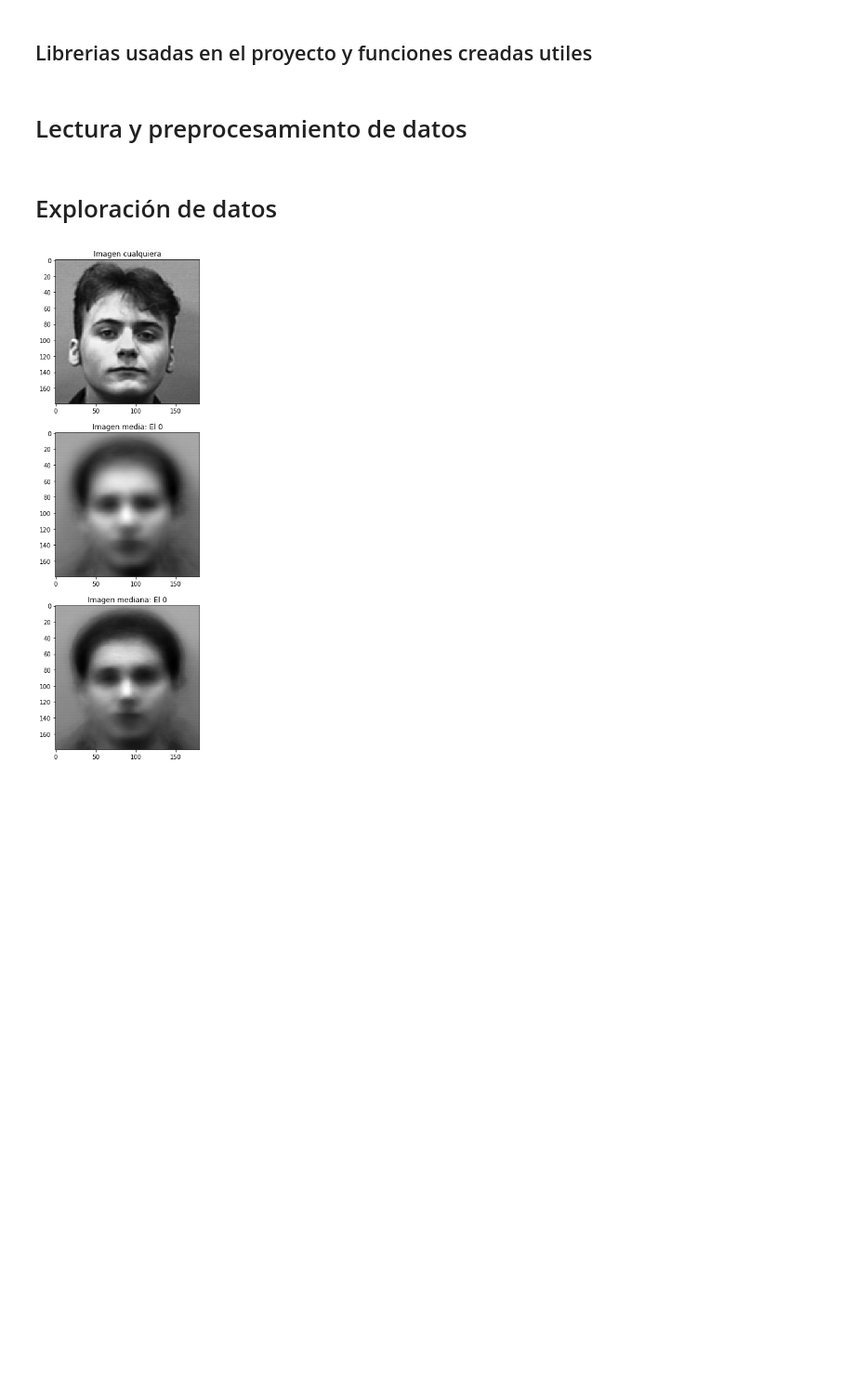
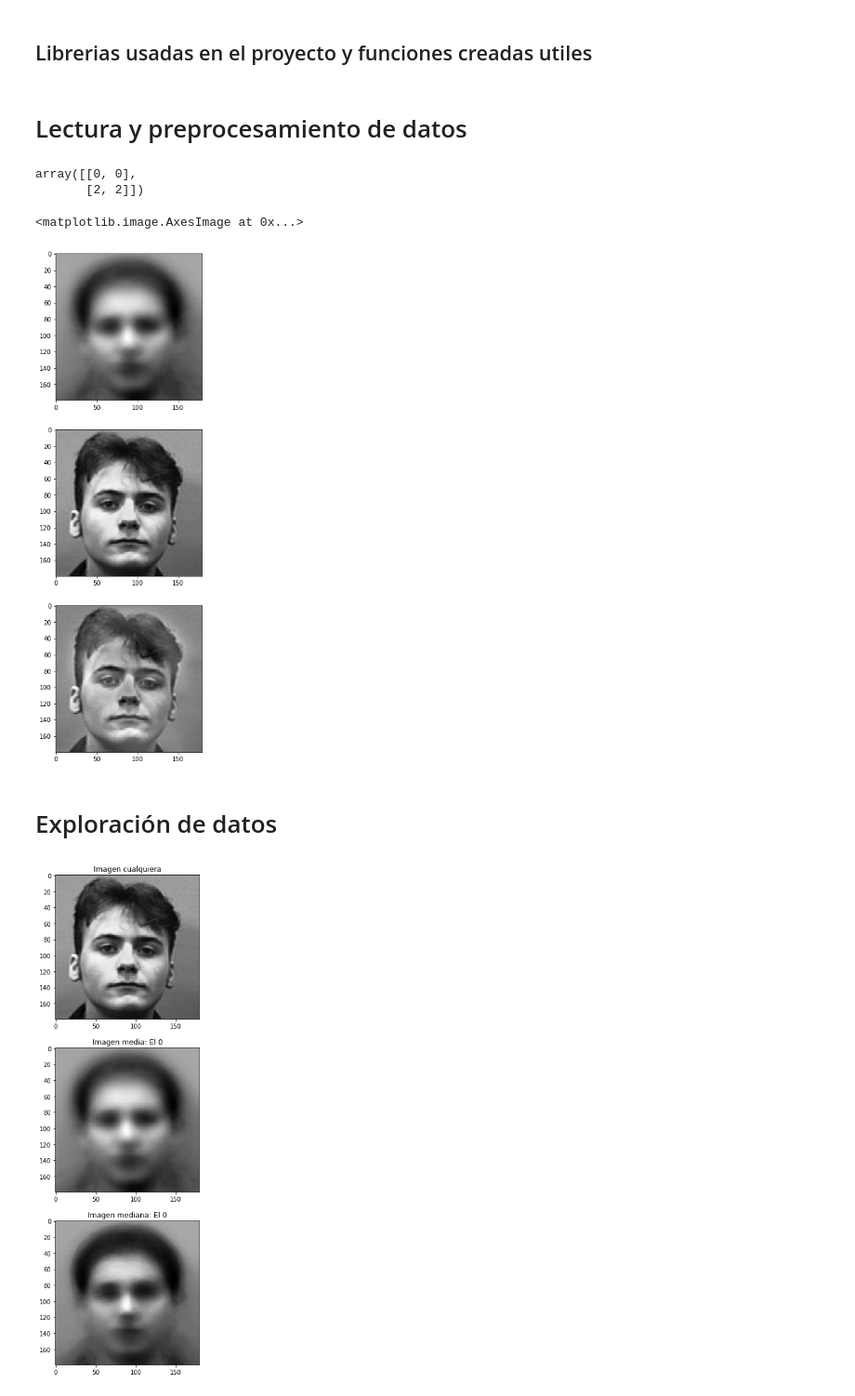
Before and after one commit to BaoxiticDC/Proyecto_Integrador1, a Jupyter notebook: Entrega1.ipynb, the cells around one changed output. Shown at 93% size. Saved outputs shown, nothing was run; the diff lists cells and outputs as text; code cells hidden in the pictures; blank space fills up the shorter version.

```diff
--- a/Entrega1.ipynb
+++ b/Entrega1.ipynb
@@ -101,17 +101,37 @@ for root1 in glob.glob(base1):
 
 # Make a whole matrix with all dataset 180x180*num_images
 data_set=np.zeros((len(image_list),180,180))
+data_set_vec=np.zeros((180*180,len(image_list)))
 for image in range(len(image_list)):
     data_set[image,:,:]=cv2.cvtColor(cv2.resize(cv2.imread(image_list[image]),(180, 180)),cv2.COLOR_BGR2GRAY)
-
+    data_set_vec[:,image]=np.reshape(data_set[image,:,:], (-1))
 outlier_list = []
 base1='input/Outliers/*'
 for root1 in glob.glob(base1):
     outlier_list.append(root1)
 
 data_set_out=np.zeros((len(outlier_list),180,180))
+data_set_out_vec=np.zeros((180*180,len(outlier_list)))
 for image in range(len(outlier_list)):
     data_set_out[image,:,:]=cv2.cvtColor(cv2.resize(cv2.imread(outlier_list[image]),(180, 180)),cv2.COLOR_BGR2GRAY)
+    data_set_out_vec[:,image]=np.reshape(data_set_out[image,:,:], (-1))
+# %%
+A=np.array([[1,2],[3,4]])
+A-np.array([1,2])
+# %% [output]
+array([[0, 0],
+       [2, 2]])
+# %%
+plt.rcParams['figure.figsize'] = [5,15]
+data_set_vec_mean=np.reshape(np.mean(data_set_vec,axis=1),(-1,1))
+data_no_mean=data_set_vec-data_set_vec_mean
+fig, axs = plt.subplots(nrows=3, ncols=1)
+axs[0].imshow(np.reshape(data_set_vec_mean,(180,180)), cmap = plt.cm.gray)
+axs[1].imshow(np.reshape(data_set_vec[:,2500],(180,180)), cmap = plt.cm.gray)
+axs[2].imshow(np.reshape(data_no_mean[:,2500],(180,180)), cmap = plt.cm.gray)
+# %% [output]
+<matplotlib.image.AxesImage at 0x...>
+[figure, added]
 # %% [markdown]
 # Exploración de datos
 # %%
```
